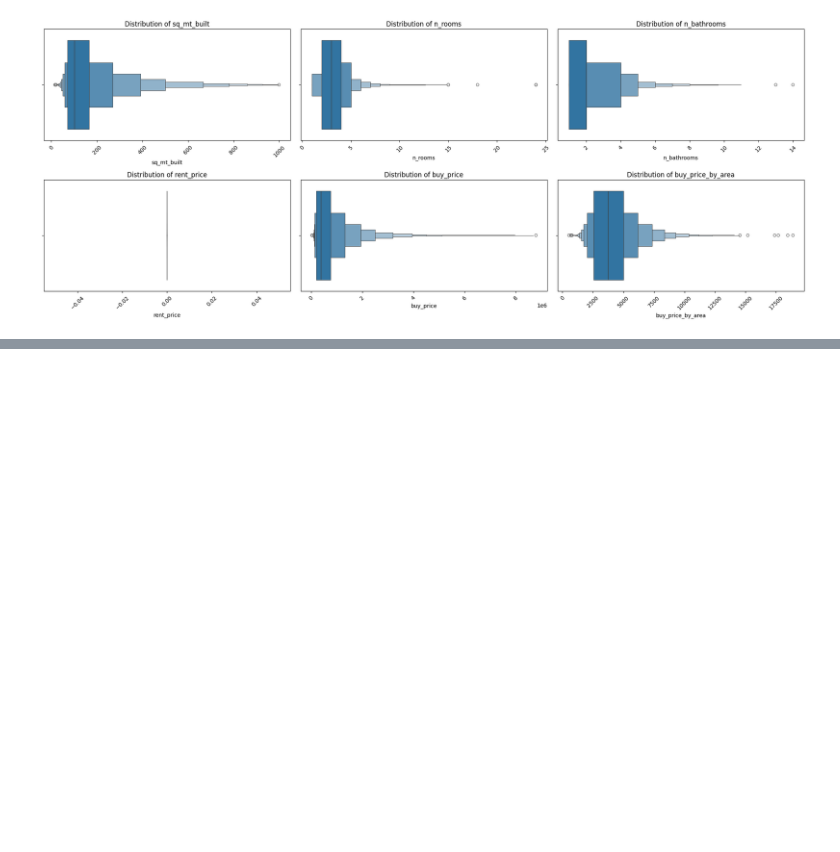
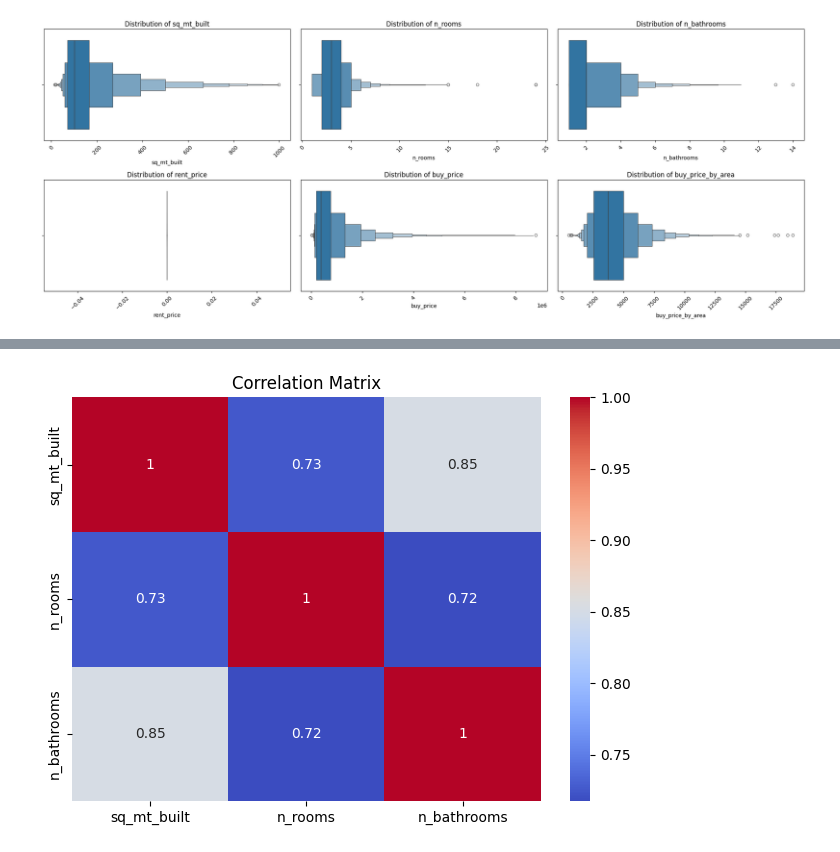
Before and after one commit to ahmedllshafiey/Mardrid-Analysis, a Jupyter notebook: Madrid.ipynb, the cells around one changed output, grey strips where cells are left out. Cells and saved outputs as stored; diff of their text form; code cells hidden in the pictures; blank space fills up the shorter version.

```diff
--- a/Madrid.ipynb
+++ b/Madrid.ipynb
@@ -236,0 +252,6 @@ px.bar(df['district'].value_counts(), title='Number of properties by district')
+# %%
+sns.heatmap(corr, annot=True, cmap='coolwarm')
+plt.title('Correlation Matrix')
+plt.tight_layout()
+# %% [output]
+[figure, added]
```
Also changed, not shown: parts of 2 cells of this notebook.
